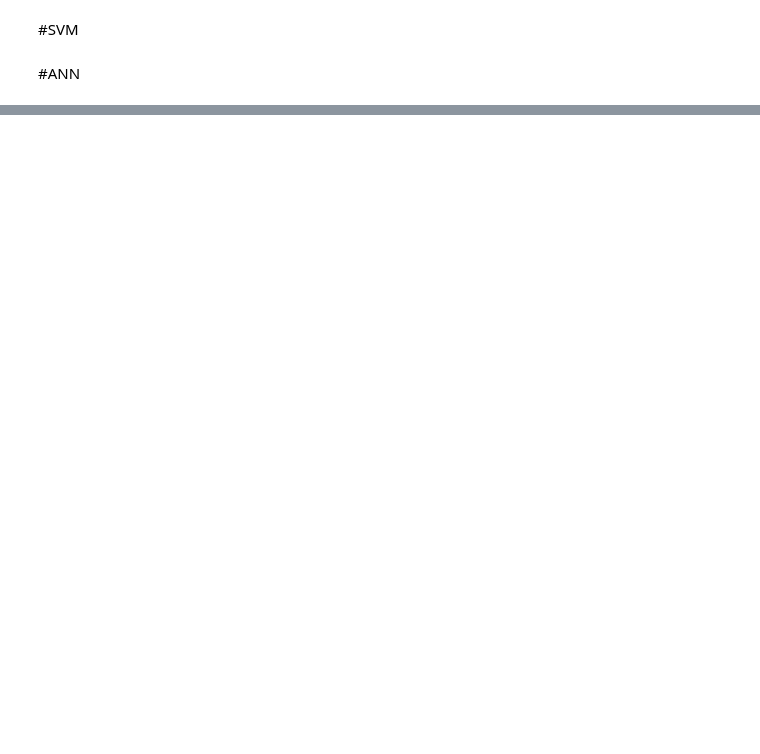
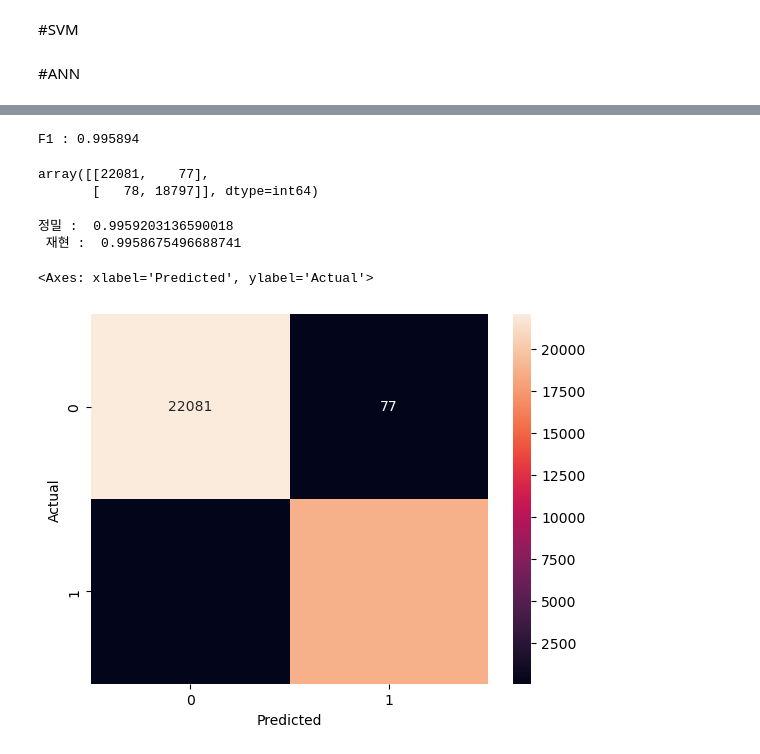
Before and after one commit to kjn1009/hackathon, a Jupyter notebook: hackathon/WD/ton/heartrate_b.ipynb, the cells around one changed output, grey strips where cells are left out. Drawn from its saved outputs; the diff is of its cells as text; code cells hidden in the pictures; blank space fills up the shorter version.

```diff
--- a/hackathon/WD/ton/heartrate_b.ipynb
+++ b/hackathon/WD/ton/heartrate_b.ipynb
@@ -177,0 +178,34 @@ model.save('./saved_models/' + m_name)'''
+# %%
+binY = (predY > 0.5).astype(int)
+f1 = f1_score(testY, binY)
+print(f'F1 : {f1:4f}')
+# %% [output]
+F1 : 0.995894
+# %%
+from sklearn.metrics import confusion_matrix
+confusion_matrix(testY, binY)
+# %% [output]
+array([[22081,    77],
+       [   78, 18797]], dtype=int64)
+# %%
+from sklearn.metrics import precision_score, recall_score
+print('정밀 : ',precision_score(testY, binY),'\n','재현 : ', recall_score(testY, binY))
+# %% [output]
+정밀 :  0.9959203136590018
+ 재현 :  0.9958675496688741
+# %%
+import seaborn as sns
+df = pd.DataFrame()
+
+# 데이터 프레임 내에서 새 열 만들기
+df['Actual'] = testY
+df['Predicted'] = binY
+
+# pd.crosstab을 사용하여 실제 및 예측된 클래스의 빈도 계산
+freq = pd.crosstab(df.Actual,df.Predicted)
+
+# sns.heatmap을 사용하여 히트맵 그리기
+sns.heatmap(freq,annot=True,fmt="d")
+# %% [output]
+<Axes: xlabel='Predicted', ylabel='Actual'>
+[figure, added]
```
Also changed, not shown: parts of 3 cells of this notebook, 1 other file.
